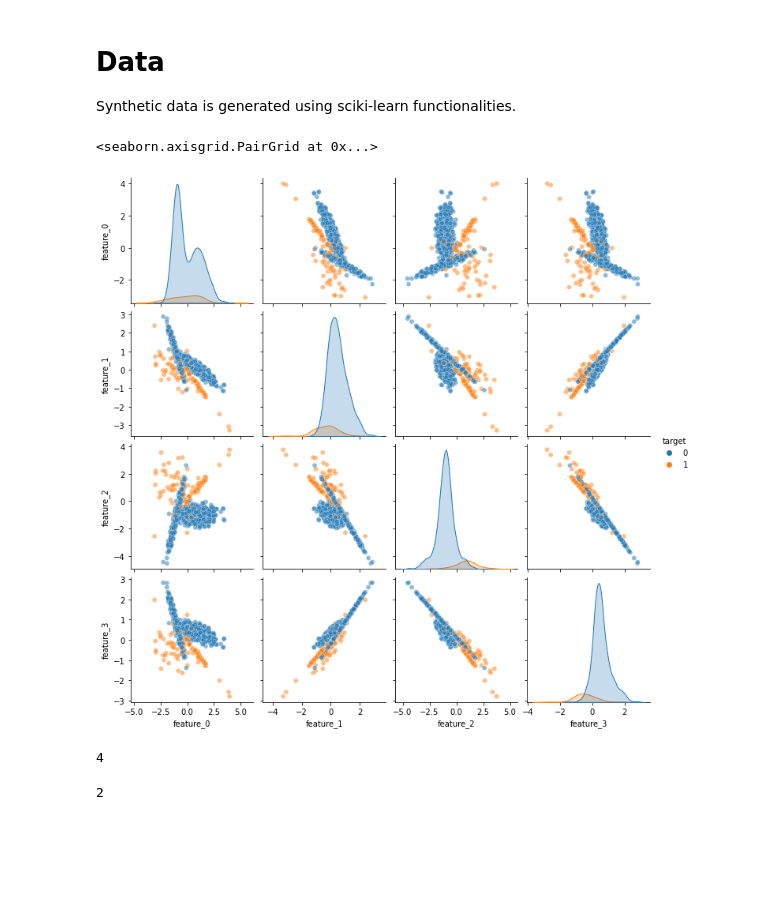
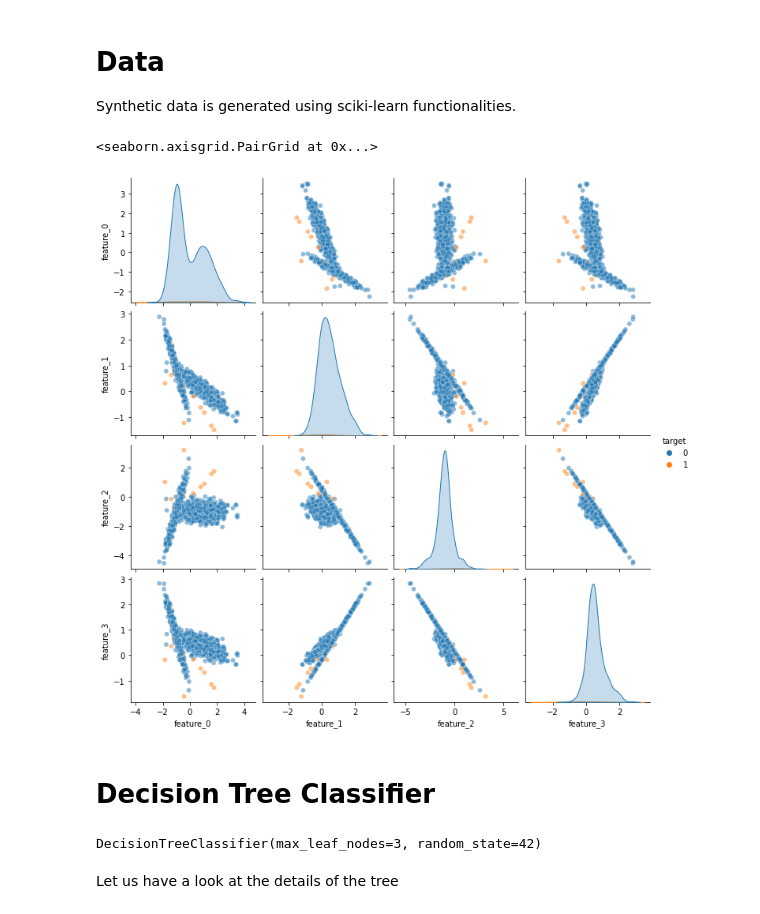
Before and after one commit to pibieta/imbalanced_learning, a Jupyter notebook: notebooks/pablo-model-dependence.ipynb, the cells around one changed output. Cells and saved outputs as stored; diff of their text form; code cells hidden in the pictures; blank space fills up the shorter version.

Commit message:
added training pipeline

```diff
--- a/notebooks/pablo-model-dependence.ipynb
+++ b/notebooks/pablo-model-dependence.ipynb
@@ -54,22 +55,19 @@ def create_imbalanced_binary_classification(n_samples: int = 1000,
                                 random_state = random_state)
     column_names = [ f'feature_{i}' for i in np.arange(n_features)]
     data = pd.concat([pd.DataFrame(X, columns = column_names), pd.DataFrame(y, columns = ['target'])], axis = 1)
-    return data
+    return data, column_names
 # %%
-n_samples = 1000
+n_samples = 10**3
 n_features = 4
-imbalance = 0.1
-data = create_imbalanced_binary_classification(n_samples = n_samples, n_features = n_features,
+imbalance = 0.01
+n_informative = 2
+data, column_names = create_imbalanced_binary_classification(n_samples = n_samples,
+                                        n_features = n_features,
+                                        n_informative = n_informative,
                                         imbalance = imbalance)
 sns.pairplot(data, hue = 'target', plot_kws = {'alpha' : 0.5})
 # %% [output]
 <seaborn.axisgrid.PairGrid at 0x...>
-[figure, old version]
+[figure, new version]
-# %%
-len(X[1,:]
-# %% [output]
-4
-# %%
-int(5/2)
-# %% [output]
-2
+# %% [markdown]
+# Decision Tree Classifier
@@ -75,0 +78,10 @@ int(5/2)
+# %%
+random_state = 42
+X, y = data[column_names], data['target']
+X_train, X_test, y_train, y_test = train_test_split(X, y, random_state=random_state, stratify = y)
+clf = DecisionTreeClassifier(max_leaf_nodes = 3, random_state = random_state)
+clf.fit(X_train, y_train)
+# %% [output]
+DecisionTreeClassifier(max_leaf_nodes=3, random_state=42)
+# %% [markdown]
+Let us have a look at the details of the tree
```
Also changed, not shown: parts of 12 cells of this notebook.
